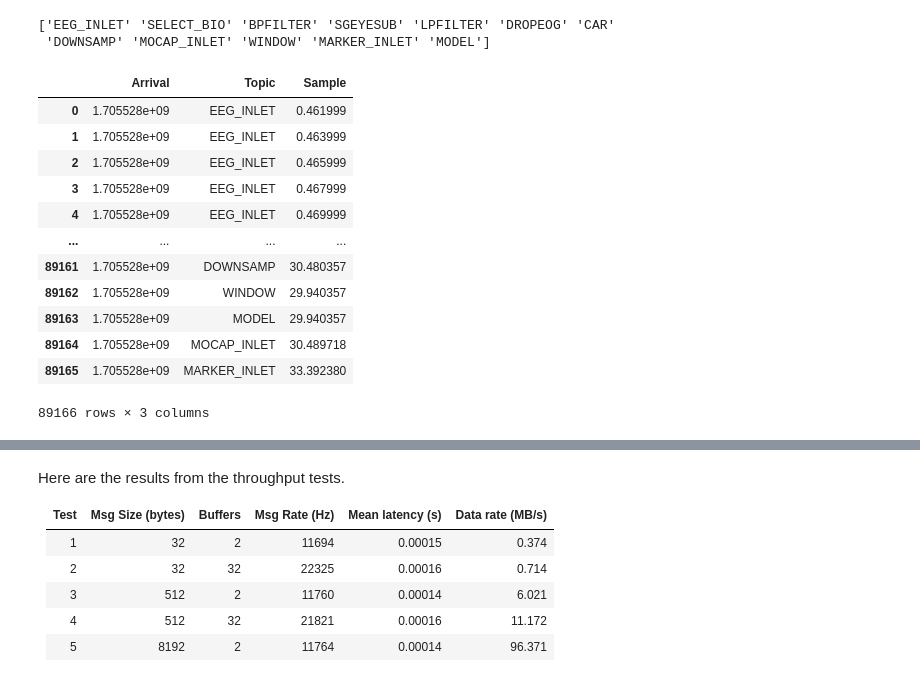
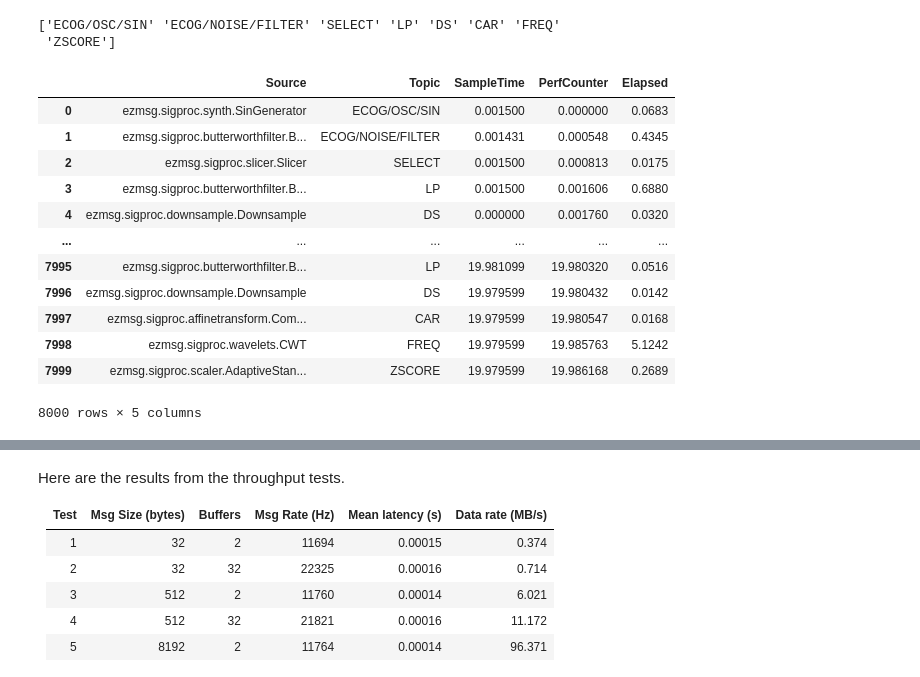
Before and after one commit to ezmsg-org/ezmsg-tools, a Jupyter notebook: scripts_nbs/profiler/parse_profiler.ipynb, the cells around one changed output, grey strips where cells are left out. Drawn from its saved outputs; the diff is of its cells as text; code cells hidden in the pictures.

```diff
--- a/scripts_nbs/profiler/parse_profiler.ipynb
+++ b/scripts_nbs/profiler/parse_profiler.ipynb
@@ -9,0 +6,3 @@ df
+# %%
+df = pd.read_csv("ezprofiler.log", header=0)
+df
@@ -10,44 +23,34 @@ df
 # %%
 # Some pre-processing
-min_time = min(df["Arrival"].min(), df["Sample"].min())
-df["Arrival"] = df["Arrival"] - min_time
-df["Sample"] = df["Sample"] - min_time
+df["SampleTime"] = df["SampleTime"] - df["SampleTime"].min()
+df["PerfCounter"] = df["PerfCounter"] - df["PerfCounter"].min()
 
 
-# Remove preceding SYSTEM and AGORA and trailing /OUTPUT_SIGNAL from Topic
-def clean_topic(topic: str):
-    if topic.startswith("SYSTEM/"):
-        topic = topic[7:]
-    if topic.startswith("AGORA/"):
-        topic = topic[6:]
-    if topic.endswith("/OUTPUT_SIGNAL"):
-        topic = topic[:-14]
-    if topic.endswith("/OUTPUT"):
-        topic = topic[:-7]
+# Remove trailing /OUTPUT(_SIGNAL) from Topic
+def clean_topic(topic: str) -> str:
+    splits = topic.split("/")
+    if splits[-1].lower().startswith("out"):
+        topic = "/".join(splits[:-1])
     return topic
 
 
 df["Topic"] = df["Topic"].apply(clean_topic)
 
-# Remove WINDOW rows
-df = df[not df["Topic"].str.endswith("EWM/WINDOW")]
-df = df[not df["Topic"].str.endswith("/WINDOW")]
-
 print(df["Topic"].unique())
 df
 # %% [output]
-['EEG_INLET' 'SELECT_BIO' 'BPFILTER' 'SGEYESUB' 'LPFILTER' 'DROPEOG' 'CAR'
- 'DOWNSAMP' 'MOCAP_INLET' 'WINDOW' 'MARKER_INLET' 'MODEL']
+['ECOG/OSC/SIN' 'ECOG/NOISE/FILTER' 'SELECT' 'LP' 'DS' 'CAR' 'FREQ'
+ 'ZSCORE']
-|  | Arrival | Topic | Sample |
-| 0 | 1.705528e+09 | EEG_INLET | 0.461999 |
-| 1 | 1.705528e+09 | EEG_INLET | 0.463999 |
-| 2 | 1.705528e+09 | EEG_INLET | 0.465999 |
-| 3 | 1.705528e+09 | EEG_INLET | 0.467999 |
-| 4 | 1.705528e+09 | EEG_INLET | 0.469999 |
-| ... | ... | ... | ... |
-| 89161 | 1.705528e+09 | DOWNSAMP | 30.480357 |
-| 89162 | 1.705528e+09 | WINDOW | 29.940357 |
-| 89163 | 1.705528e+09 | MODEL | 29.940357 |
-| 89164 | 1.705528e+09 | MOCAP_INLET | 30.489718 |
-| 89165 | 1.705528e+09 | MARKER_INLET | 33.392380 |
+|  | Source | Topic | SampleTime | PerfCounter | Elapsed |
+| 0 | ezmsg.sigproc.synth.SinGenerator | ECOG/OSC/SIN | 0.001500 | 0.000000 | 0.0683 |
+| 1 | ezmsg.sigproc.butterworthfilter.B... | ECOG/NOISE/FILTER | 0.001431 | 0.000548 | 0.4345 |
+| 2 | ezmsg.sigproc.slicer.Slicer | SELECT | 0.001500 | 0.000813 | 0.0175 |
+| 3 | ezmsg.sigproc.butterworthfilter.B... | LP | 0.001500 | 0.001606 | 0.6880 |
+| 4 | ezmsg.sigproc.downsample.Downsample | DS | 0.000000 | 0.001760 | 0.0320 |
+| ... | ... | ... | ... | ... | ... |
+| 7995 | ezmsg.sigproc.butterworthfilter.B... | LP | 19.981099 | 19.980320 | 0.0516 |
+| 7996 | ezmsg.sigproc.downsample.Downsample | DS | 19.979599 | 19.980432 | 0.0142 |
+| 7997 | ezmsg.sigproc.affinetransform.Com... | CAR | 19.979599 | 19.980547 | 0.0168 |
+| 7998 | ezmsg.sigproc.wavelets.CWT | FREQ | 19.979599 | 19.985763 | 5.1242 |
+| 7999 | ezmsg.sigproc.scaler.AdaptiveStan... | ZSCORE | 19.979599 | 19.986168 | 0.2689 |
-89166 rows × 3 columns
+8000 rows × 5 columns
```
Also changed, not shown: parts of 12 cells of this notebook, 23 other files.
